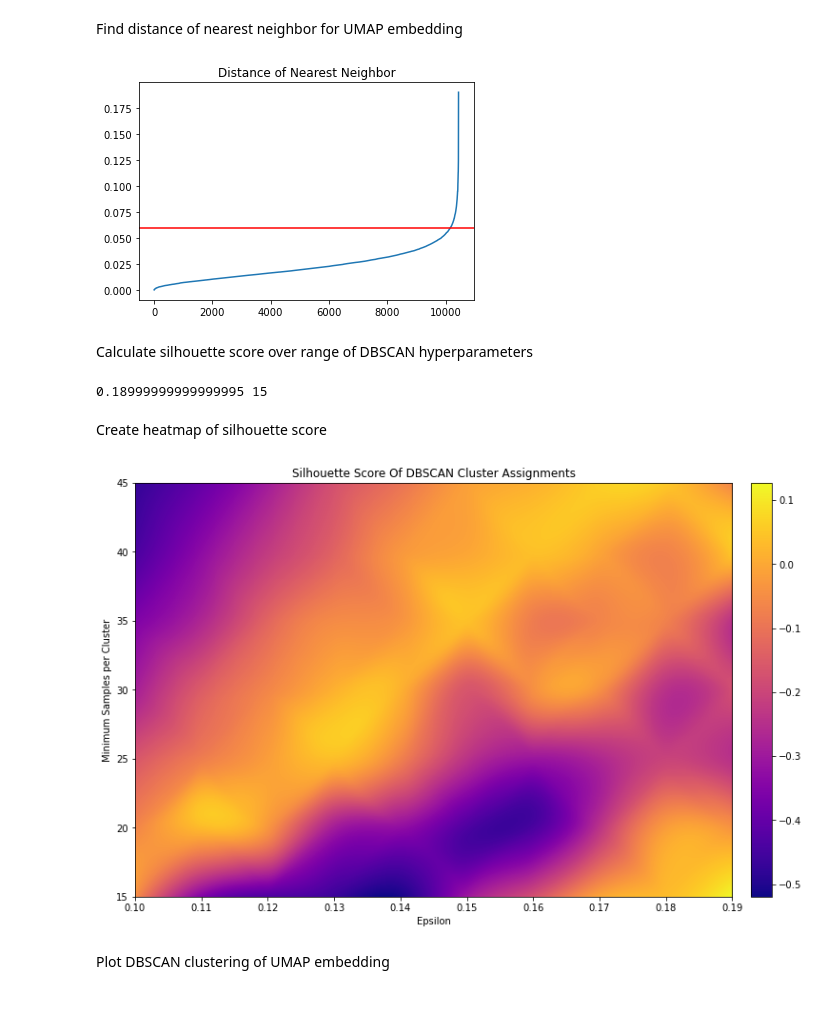
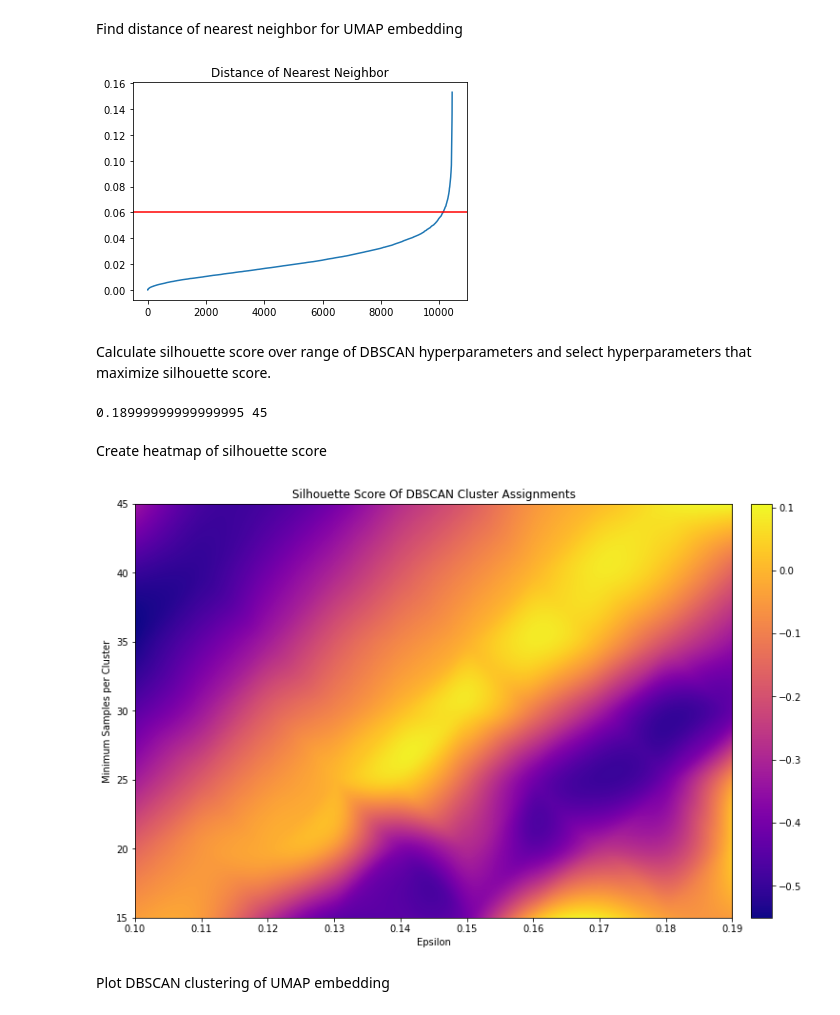
Before and after one commit to DKHowell/nfl-formation-clustering, a Jupyter notebook: NFL_defense_clustering.ipynb, the cells around one changed output. Saved outputs shown, nothing was run; the diff lists cells and outputs as text; code cells hidden in the pictures.

```diff
--- a/NFL_defense_clustering.ipynb
+++ b/NFL_defense_clustering.ipynb
@@ -227,7 +227,7 @@ c = c.map(color_map)
 Create and plot UMAP Embedding
 # %%
 np.random.seed(47)
-um = umap.UMAP(n_neighbors=30, min_dist=0.00, n_components=2)
+um = umap.UMAP(n_neighbors=30, min_dist=0.05, n_components=2)
 u = um.fit_transform(clust_data)
 plt.figure(figsize=(12,8))
 plt.scatter(u[:,0], u[:,1], c=c)
@@ -288,9 +288,9 @@ plt.axhline(0.06, c='red')
 plt.title('Distance of Nearest Neighbor')
 plt.savefig('NNdistU.png')
 # %% [output]
-[figure, old version]
+[figure, new version]
 # %% [markdown]
-Calculate silhouette score over range of DBSCAN hyperparameters
+Calculate silhouette score over range of DBSCAN hyperparameters and select hyperparameters that maximize silhouette score.
 # %%
 e = []
 s = []
@@ -305,28 +305,28 @@ for eps in np.arange(0.1, 0.2, 0.01):
 idx = np.argmax(cv)
 print(e[idx], s[idx])
 # %% [output]
-0.18999999999999995 15
+0.18999999999999995 45
 # %% [markdown]
 Create heatmap of silhouette score
 # %%
-def sil_score(e, s, cv):
+def plot_sil_score(e, s, cv):
     e=np.array(e)
     s=np.array(s)
     cv = np.array(cv)
     grid_x, grid_y = np.mgrid[e.min():e.max():1000j, s.min():s.max():1000j]
     grid = griddata((e,s), cv, (grid_x, grid_y), method='cubic')
     fig, ax = plt.subplots(1,1,figsize=(12,8))
     im = ax.imshow(grid.T, extent=[e.min(),e.max(),s.min(),s.max()], origin='lower', aspect='auto', cmap='plasma')
     plt.xlabel('Epsilon')
     plt.ylabel('Minimum Samples per Cluster')
     plt.title('Silhouette Score Of DBSCAN Cluster Assignments')
     fig.colorbar(im, ax=ax, fraction=0.033, pad=0.03)
     #plt.savefig(f'Silhouette{e[idx]}_{s[idx]}.png')
     plt.show()
 
-sil_score(e, s, cv,)
+plot_sil_score(e, s, cv,)
 # %% [output]
-[figure, old version]
+[figure, new version]
 # %% [markdown]
 Plot DBSCAN clustering of UMAP embedding
 # %%
```
Also changed, not shown: parts of 15 cells of this notebook.
